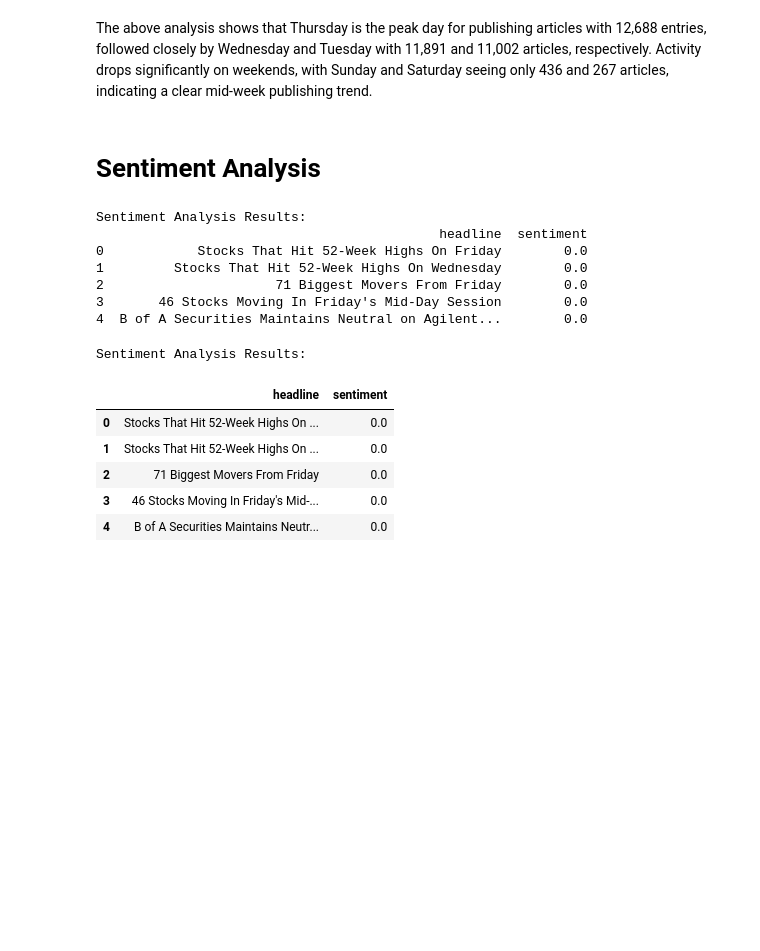
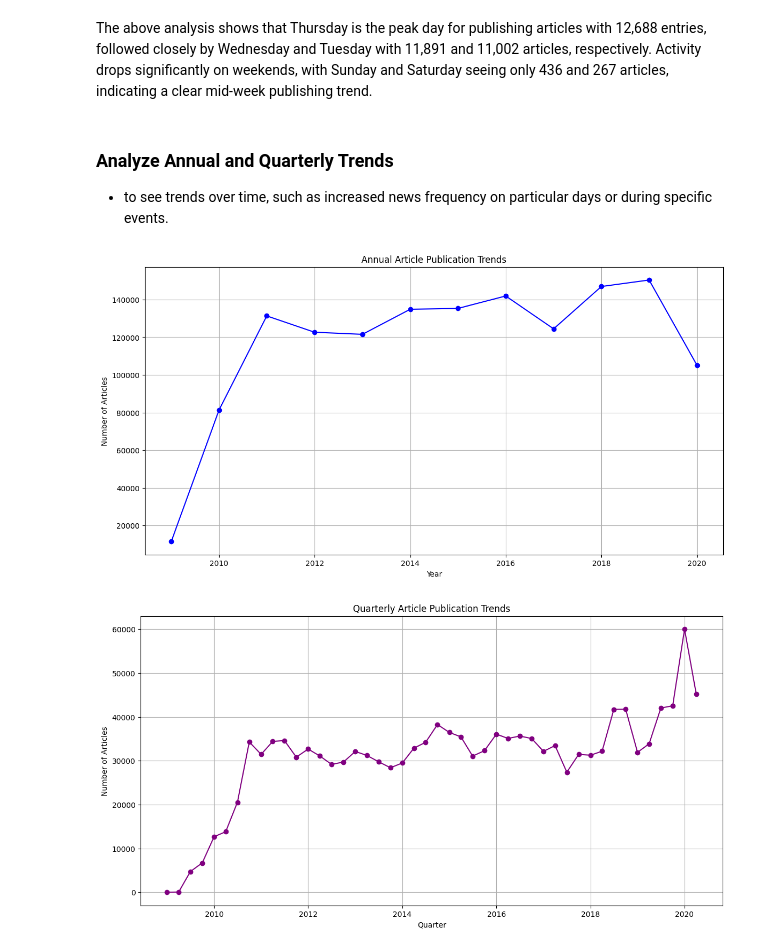
Before and after one commit to epythonlab/aim10academy-week1-challenge, a Jupyter notebook: notebooks/eda_notebook.ipynb, the cells around one changed output. Saved outputs shown, nothing was run; the diff lists cells and outputs as text; code cells hidden in the pictures; blank space fills up the shorter version.

Commit message:
Analyzed annual and quartelyy trends of articles with visualization

```diff
--- a/notebooks/eda_notebook.ipynb
+++ b/notebooks/eda_notebook.ipynb
@@ -178,30 +177,18 @@ articles_by_day
 # %% [markdown]
 The above analysis shows that Thursday is the peak day for publishing articles with 12,688 entries, followed closely by Wednesday and Tuesday with 11,891 and 11,002 articles, respectively. Activity drops significantly on weekends, with Sunday and Saturday seeing only 436 and 267 articles, indicating a clear mid-week publishing trend.
-# %% [markdown]
-# Sentiment Analysis
-# %%
-# import the module
-import sentiment_analysis as sa
-import pandas as pd
-
-# Sentiment Analysis
-sentiment_results: pd.DataFrame = sa.sentiment_analysis(df)
-# %% [output]
-Sentiment Analysis Results:
-                                            headline  sentiment
-0            Stocks That Hit 52-Week Highs On Friday        0.0
-1         Stocks That Hit 52-Week Highs On Wednesday        0.0
-2                      71 Biggest Movers From Friday        0.0
-3       46 Stocks Moving In Friday's Mid-Day Session        0.0
-4  B of A Securities Maintains Neutral on Agilent...        0.0
-# %%
-print("Sentiment Analysis Results:")
-sentiment_results.head()
-# %% [output]
-Sentiment Analysis Results:
-|  | headline | sentiment |
-| 0 | Stocks That Hit 52-Week Highs On ... | 0.0 |
-| 1 | Stocks That Hit 52-Week Highs On ... | 0.0 |
-| 2 | 71 Biggest Movers From Friday | 0.0 |
-| 3 | 46 Stocks Moving In Friday's Mid-... | 0.0 |
-| 4 | B of A Securities Maintains Neutr... | 0.0 |
+# %% [markdown]
+### Analyze Annual and Quarterly Trends
+- to see trends over time, such as increased news frequency on particular days or during specific events.
+# %%
+# Import the module
+from publication_analysis import analyze_annual_trends, analyze_quarterly_trends, plot_long_term_trends
+
+# Analyze annual and quarterly trends
+annual_counts = analyze_annual_trends(df)
+quarterly_counts = analyze_quarterly_trends(df)
+
+# Plot the long-term trends
+plot_long_term_trends(annual_counts, quarterly_counts)
+# %% [output]
+[figure, added]
+[figure, added]
```
Also changed, not shown: parts of 2 cells of this notebook, 1 other file.
